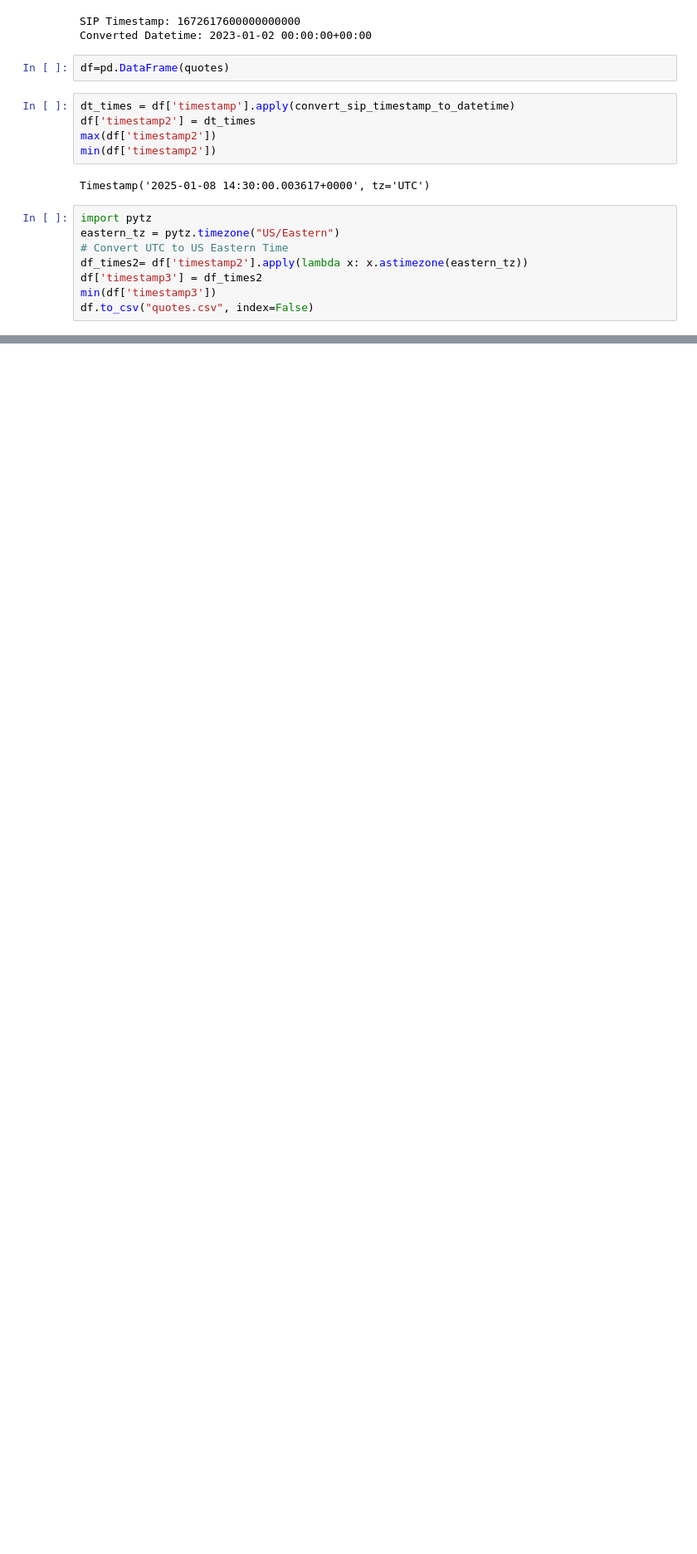
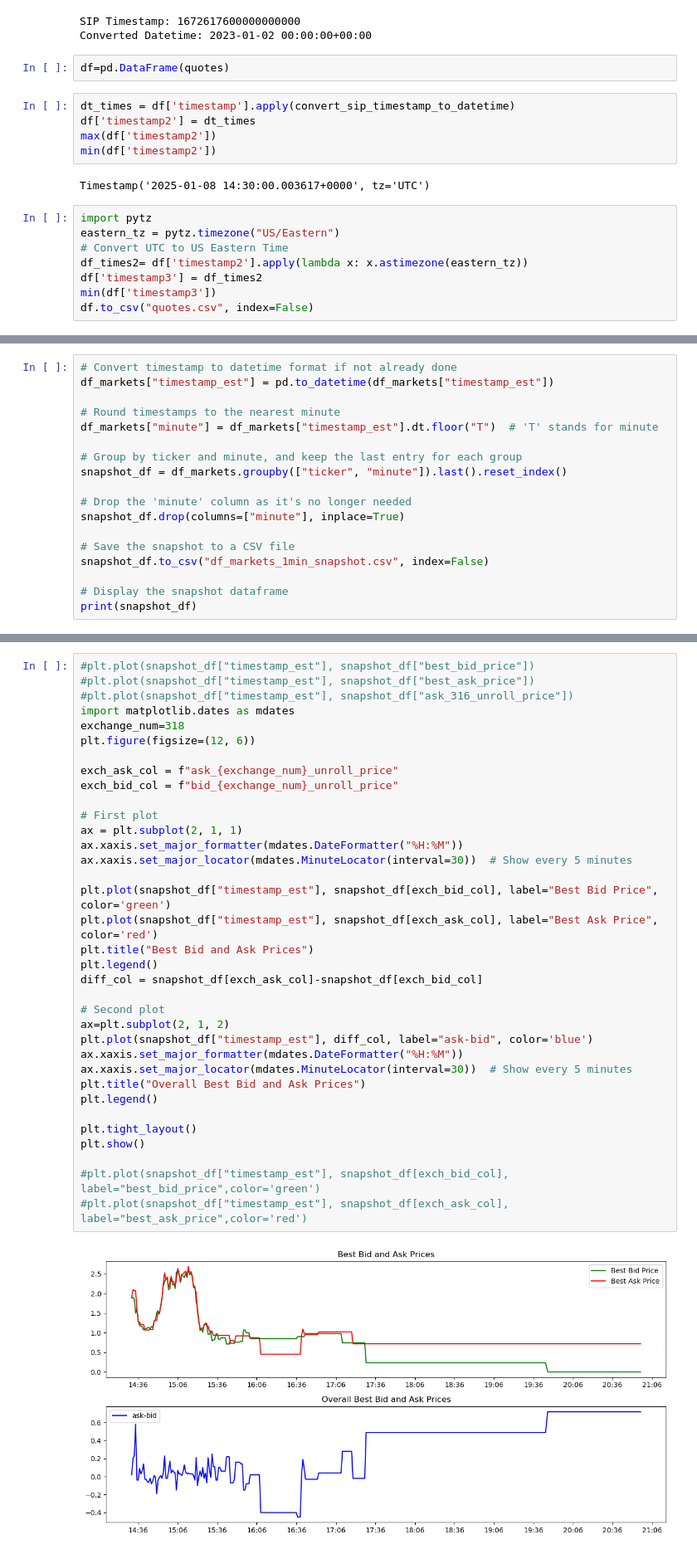
Before and after one commit to stirlitzzz/daily_options1, a Jupyter notebook: polygon_explore2.ipynb, the cells around one changed output, grey strips where cells are left out. Shown at 83% size. Cells and saved outputs as stored; diff of their text form; blank space fills up the shorter version.

```diff
--- a/polygon_explore2.ipynb
+++ b/polygon_explore2.ipynb
@@ -324,0 +613,18 @@ df.to_csv("quotes.csv", index=False)
+# %%
+# Convert timestamp to datetime format if not already done
+df_markets["timestamp_est"] = pd.to_datetime(df_markets["timestamp_est"])
+
+# Round timestamps to the nearest minute
+df_markets["minute"] = df_markets["timestamp_est"].dt.floor("T")  # 'T' stands for minute
+
+# Group by ticker and minute, and keep the last entry for each group
+snapshot_df = df_markets.groupby(["ticker", "minute"]).last().reset_index()
+
+# Drop the 'minute' column as it's no longer needed
+snapshot_df.drop(columns=["minute"], inplace=True)
+
+# Save the snapshot to a CSV file
+snapshot_df.to_csv("df_markets_1min_snapshot.csv", index=False)
+
+# Display the snapshot dataframe
+print(snapshot_df)
@@ -324,0 +649,37 @@ df.to_csv("quotes.csv", index=False)
+# %%
+#plt.plot(snapshot_df["timestamp_est"], snapshot_df["best_bid_price"])
+#plt.plot(snapshot_df["timestamp_est"], snapshot_df["best_ask_price"])
+#plt.plot(snapshot_df["timestamp_est"], snapshot_df["ask_316_unroll_price"])
+import matplotlib.dates as mdates
+exchange_num=318
+plt.figure(figsize=(12, 6))
+
+exch_ask_col = f"ask_{exchange_num}_unroll_price"
+exch_bid_col = f"bid_{exchange_num}_unroll_price"
+
+# First plot
+ax = plt.subplot(2, 1, 1)
+ax.xaxis.set_major_formatter(mdates.DateFormatter("%H:%M"))
+ax.xaxis.set_major_locator(mdates.MinuteLocator(interval=30))  # Show every 5 minutes
+
+plt.plot(snapshot_df["timestamp_est"], snapshot_df[exch_bid_col], label="Best Bid Price", color='green')
+plt.plot(snapshot_df["timestamp_est"], snapshot_df[exch_ask_col], label="Best Ask Price", color='red')
+plt.title("Best Bid and Ask Prices")
+plt.legend()
+diff_col = snapshot_df[exch_ask_col]-snapshot_df[exch_bid_col]
+
+# Second plot
+ax=plt.subplot(2, 1, 2)
+plt.plot(snapshot_df["timestamp_est"], diff_col, label="ask-bid", color='blue')
+ax.xaxis.set_major_formatter(mdates.DateFormatter("%H:%M"))
+ax.xaxis.set_major_locator(mdates.MinuteLocator(interval=30))  # Show every 5 minutes
+plt.title("Overall Best Bid and Ask Prices")
+plt.legend()
+
+plt.tight_layout()
+plt.show()
+
+#plt.plot(snapshot_df["timestamp_est"], snapshot_df[exch_bid_col], label="best_bid_price",color='green')
+#plt.plot(snapshot_df["timestamp_est"], snapshot_df[exch_ask_col], label="best_ask_price",color='red')
+# %% [output]
+[figure, added]
```
Also changed, not shown: parts of 37 cells of this notebook.
